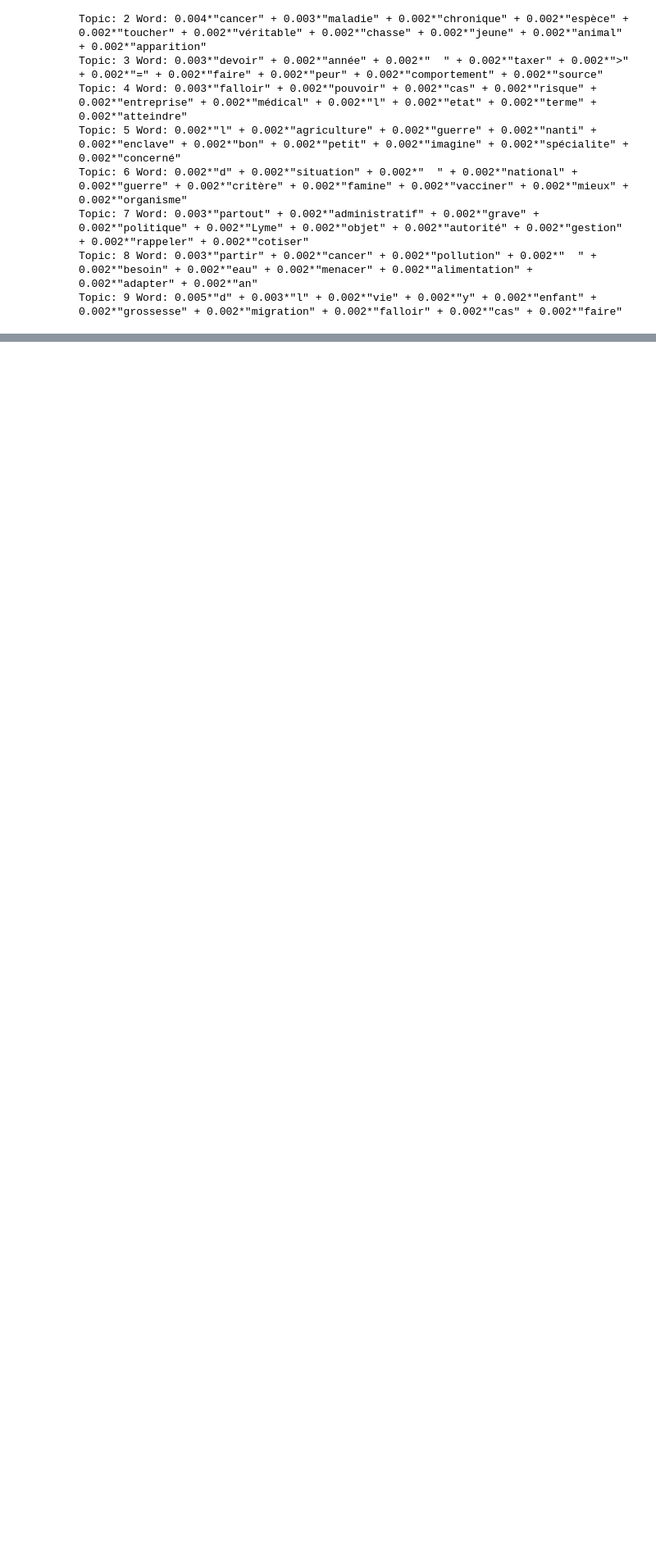
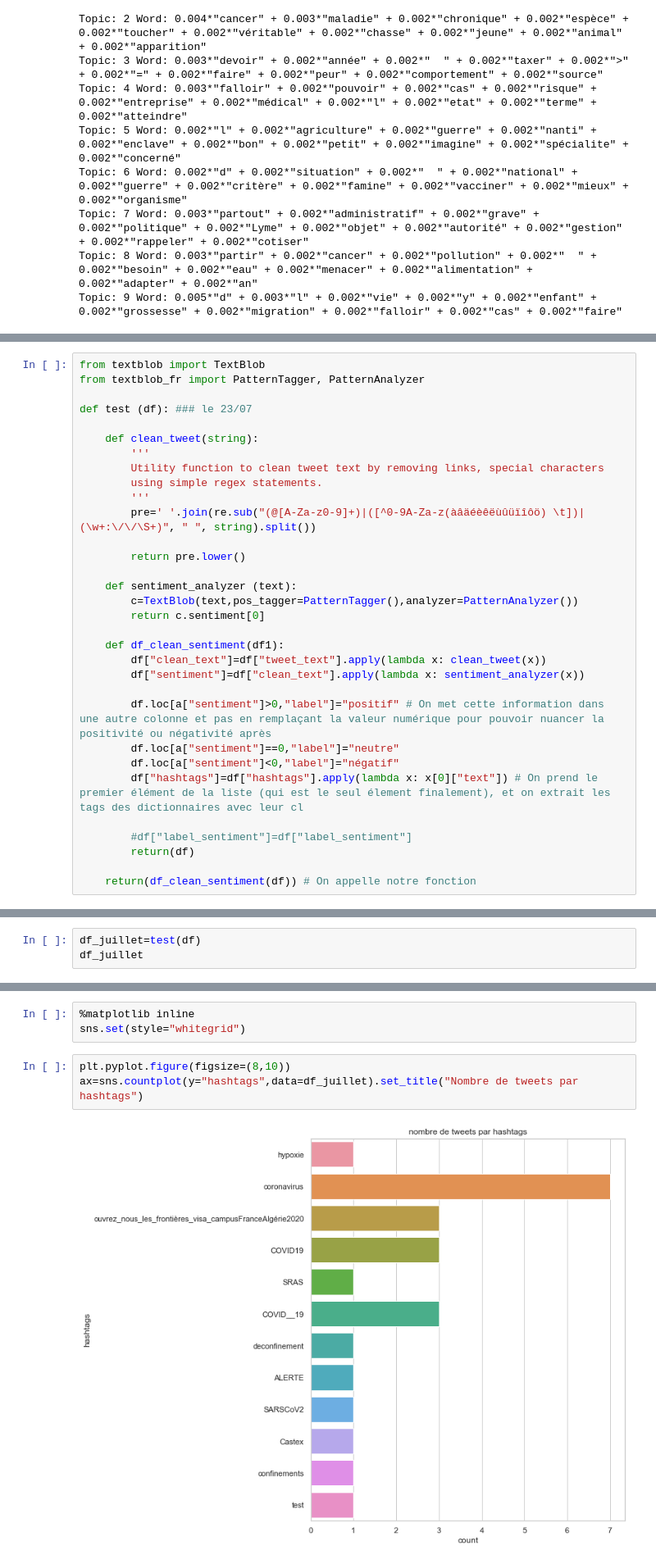
Before and after one commit to CheikSama/M-moire, a Jupyter notebook: nvGDN.ipynb, the cells around one changed output, grey strips where cells are left out. Shown at 82% size. Saved outputs shown, nothing was run; the diff lists cells and outputs as text; blank space fills up the shorter version.

```diff
--- a/nvGDN.ipynb
+++ b/nvGDN.ipynb
@@ -509,0 +738,32 @@ print(twitter_api.VerifyCredentials())
+# %%
+from textblob import TextBlob
+from textblob_fr import PatternTagger, PatternAnalyzer
+
+def test (df): ### le 23/07
+
+    def clean_tweet(string):
+        '''
+        Utility function to clean tweet text by removing links, special characters
+        using simple regex statements.
+        '''
+        pre=' '.join(re.sub("(@[A-Za-z0-9]+)|([^0-9A-Za-z(àâäéèêëùûüïîôö) \t])|(\w+:\/\/\S+)", " ", string).split())
+
+        return pre.lower()
+
+    def sentiment_analyzer (text):
+        c=TextBlob(text,pos_tagger=PatternTagger(),analyzer=PatternAnalyzer())
+        return c.sentiment[0]
+
+    def df_clean_sentiment(df1):
+        df["clean_text"]=df["tweet_text"].apply(lambda x: clean_tweet(x))
+        df["sentiment"]=df["clean_text"].apply(lambda x: sentiment_analyzer(x))
+
+        df.loc[a["sentiment"]>0,"label"]="positif" # On met cette information dans une autre colonne et pas en remplaçant la valeur numérique pour pouvoir nuancer la positivité ou négativité après
+        df.loc[a["sentiment"]==0,"label"]="neutre"
+        df.loc[a["sentiment"]<0,"label"]="négatif"
+        df["hashtags"]=df["hashtags"].apply(lambda x: x[0]["text"]) # On prend le premier élément de la liste (qui est le seul élement finalement), et on extrait les tags des dictionnaires avec leur cl
+
+        #df["label_sentiment"]=df["label_sentiment"]
+        return(df)
+
+    return(df_clean_sentiment(df)) # On appelle notre fonction
@@ -509,0 +779,3 @@ print(twitter_api.VerifyCredentials())
+# %%
+df_juillet=test(df)
+df_juillet
@@ -509,0 +800,8 @@ print(twitter_api.VerifyCredentials())
+# %%
+%matplotlib inline
+sns.set(style="whitegrid")
+# %%
+plt.pyplot.figure(figsize=(8,10))
+ax=sns.countplot(y="hashtags",data=df_juillet).set_title("Nombre de tweets par hashtags")
+# %% [output]
+[figure, added]
```
Also changed, not shown: parts of 34 cells of this notebook.
